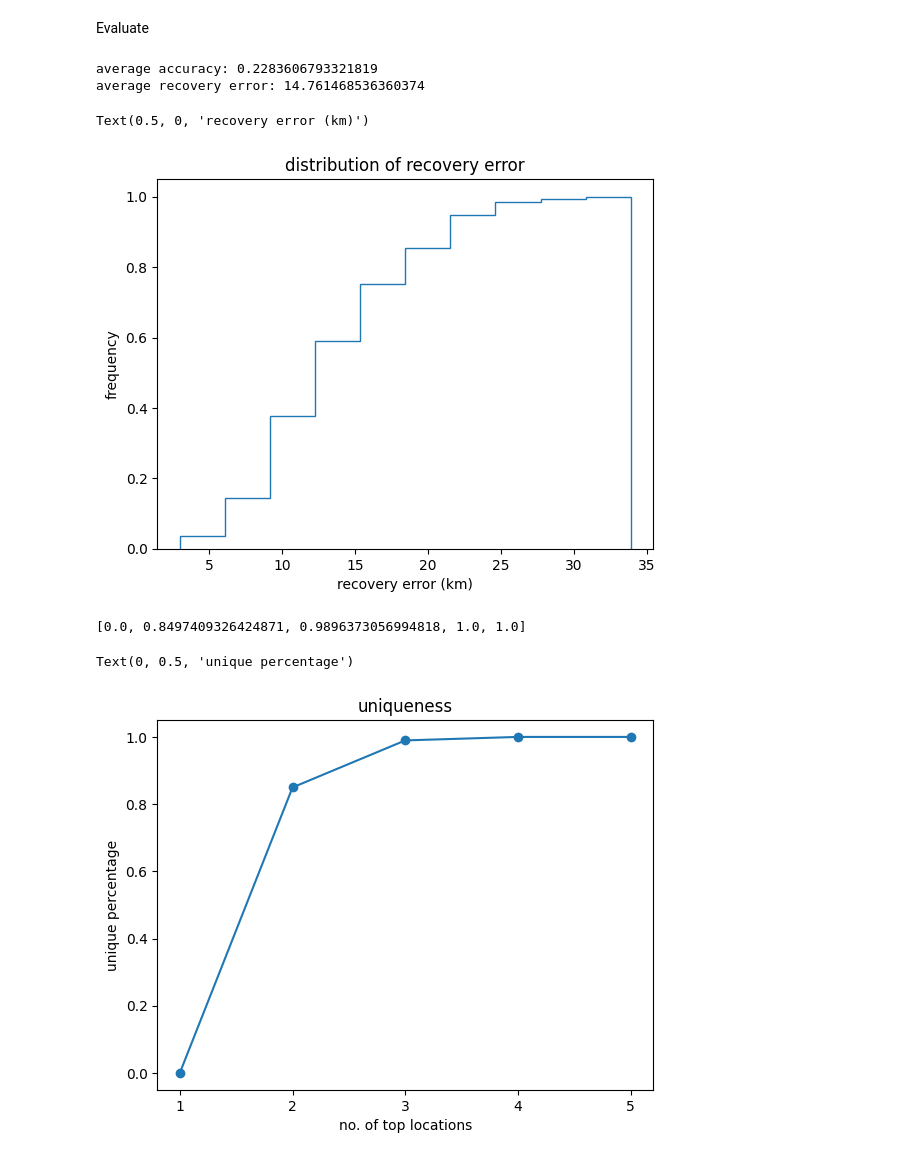
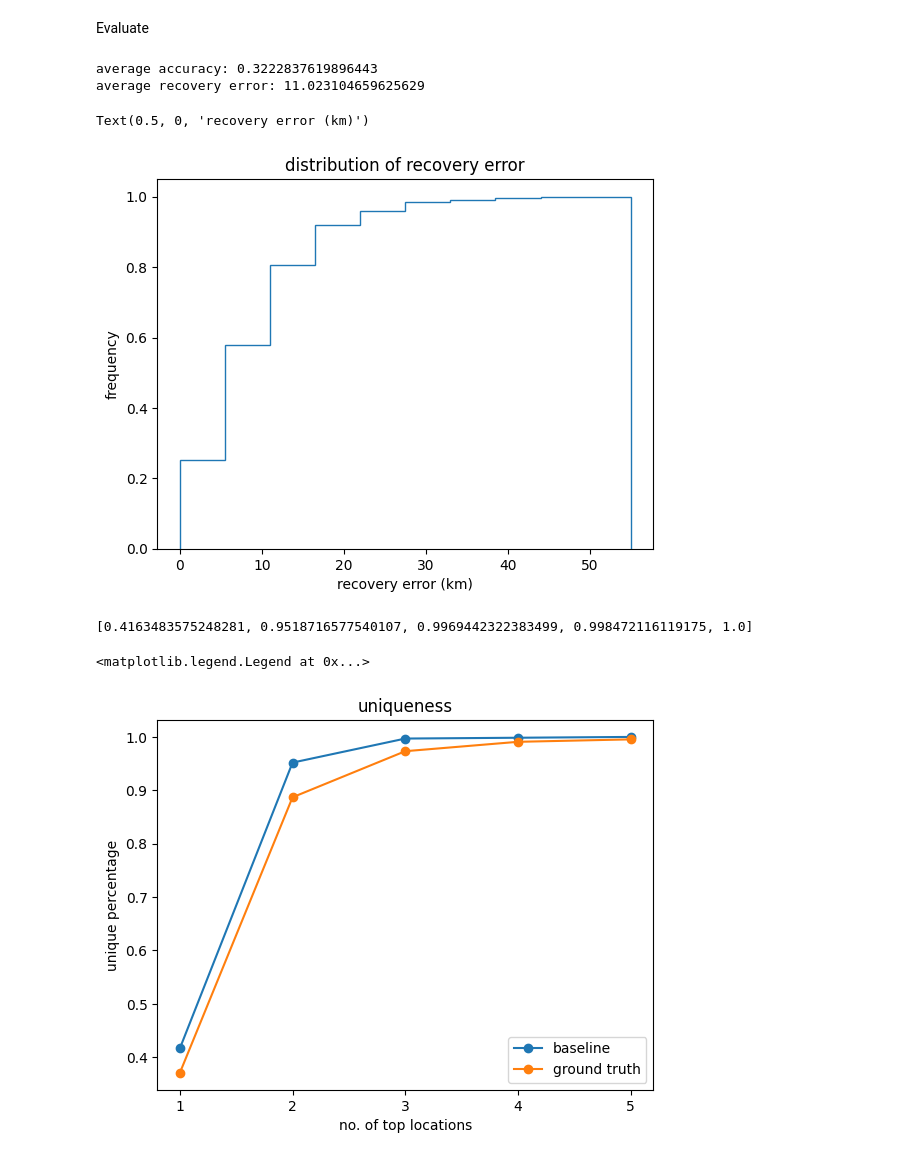
Before and after one commit to D31T4/neural-trajectory-model, a Jupyter notebook: src/main/experiments/sh30-cinf.ipynb, the cells around one changed output. Saved outputs shown, nothing was run; the diff lists cells and outputs as text; code cells hidden in the pictures.

```diff
--- a/src/main/experiments/sh30-cinf.ipynb
+++ b/src/main/experiments/sh30-cinf.ipynb
@@ -91,12 +91,3 @@ Optional: remove stationary users
-# %%
-min_unique_loc_count = 3
-
-for i in range(len(test_trajectories)):
-    test_trajectories[i] = {
-        uid: trajectory
-        for uid, trajectory in test_trajectories[i].items()
-        if len(set(trajectory.points)) >= min_unique_loc_count
-    }
 # %% [markdown]
 Optional: remove non-persistent users
 # %%
@@ -306,24 +297,38 @@ plt.hist(distances, cumulative=True, density=True, histtype='step')
 plt.ylabel('frequency')
 plt.xlabel('recovery error (km)')
 # %% [output]
-average accuracy: 0.2283606793321819
-average recovery error: 14.761468536360374
+average accuracy: 0.3222837619896443
+average recovery error: 11.023104659625629
 Text(0.5, 0, 'recovery error (km)')
-[figure, old version]
+[figure, new version]
 # %%
 from src.eval.metrics import uniqueness_list
 
-uniqueness = [uniqueness_list(predicted_trajectories, i) for i in range(5)]
+# merge target trajectories
+target_trajectories = copy.deepcopy(persistent_trajectories[0])
+
+for uid, trajectory in target_trajectories.items():
+    for i in range(1, len(persistent_trajectories)):
+        trajectory.points += persistent_trajectories[i][uid].points
+
+target_trajectories = [*target_trajectories.values()]
+
+ground_truth_uniqueness = [ uniqueness_list(target_trajectories, k + 1) for k in range(5) ]
+
+uniqueness = [uniqueness_list(predicted_trajectories, i + 1) for i in range(5)]
 print(uniqueness)
 
-plt.plot([str(i + 1) for i in range(5)], uniqueness, marker='o')
+plt.plot([str(i + 1) for i in range(5)], uniqueness, marker='o', label='baseline')
+plt.plot([str(i + 1) for i in range(5)], ground_truth_uniqueness, marker='o', label='ground truth')
+
 plt.title('uniqueness')
 plt.xlabel('no. of top locations')
 plt.ylabel('unique percentage')
+plt.legend()
 # %% [output]
-[0.0, 0.8497409326424871, 0.9896373056994818, 1.0, 1.0]
+[0.4163483575248281, 0.9518716577540107, 0.9969442322383499, 0.998472116119175, 1.0]
-Text(0, 0.5, 'unique percentage')
+<matplotlib.legend.Legend at 0x...>
-[figure, old version]
+[figure, new version]
 # %% [markdown]
 ### Result
 
```
Also changed, not shown: parts of 9 cells of this notebook, 19 other files.
